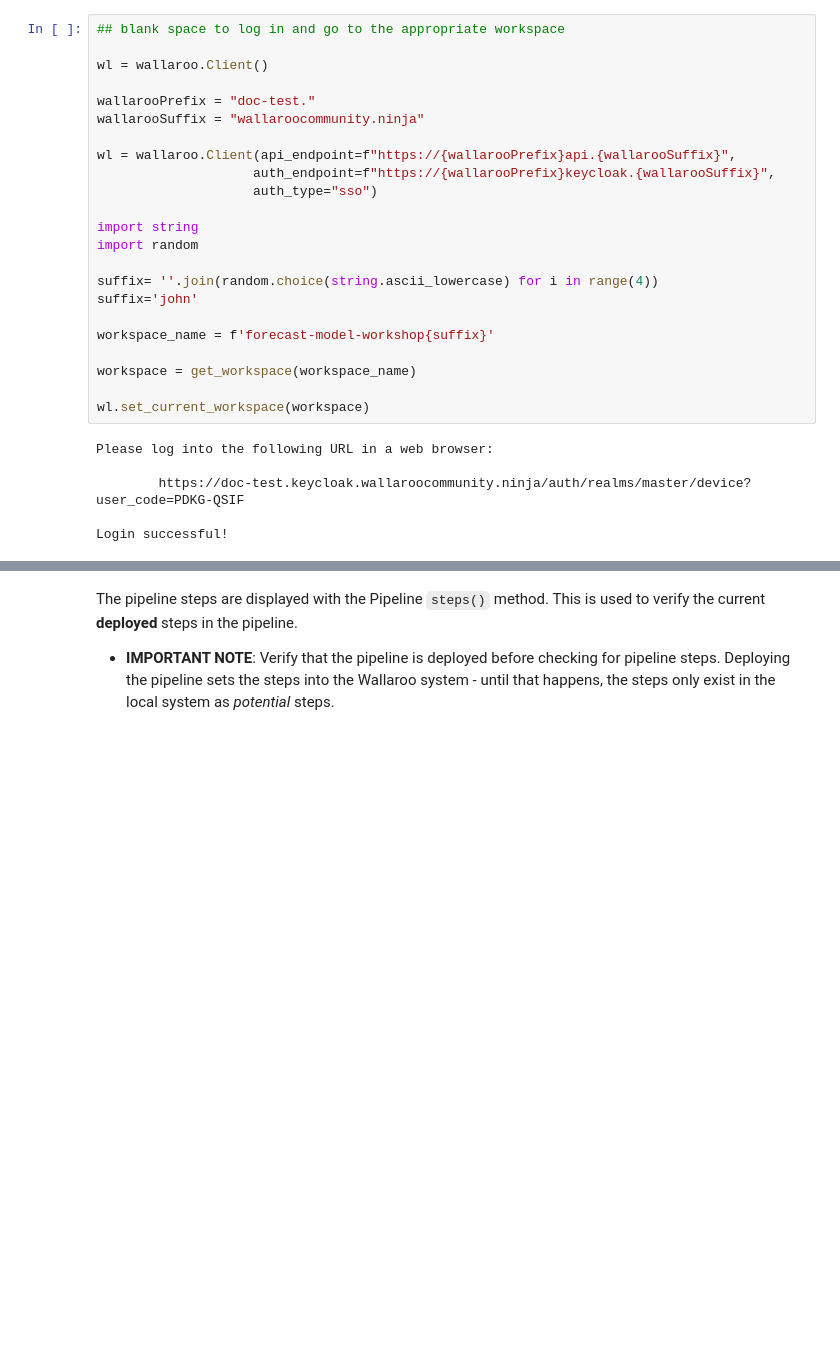
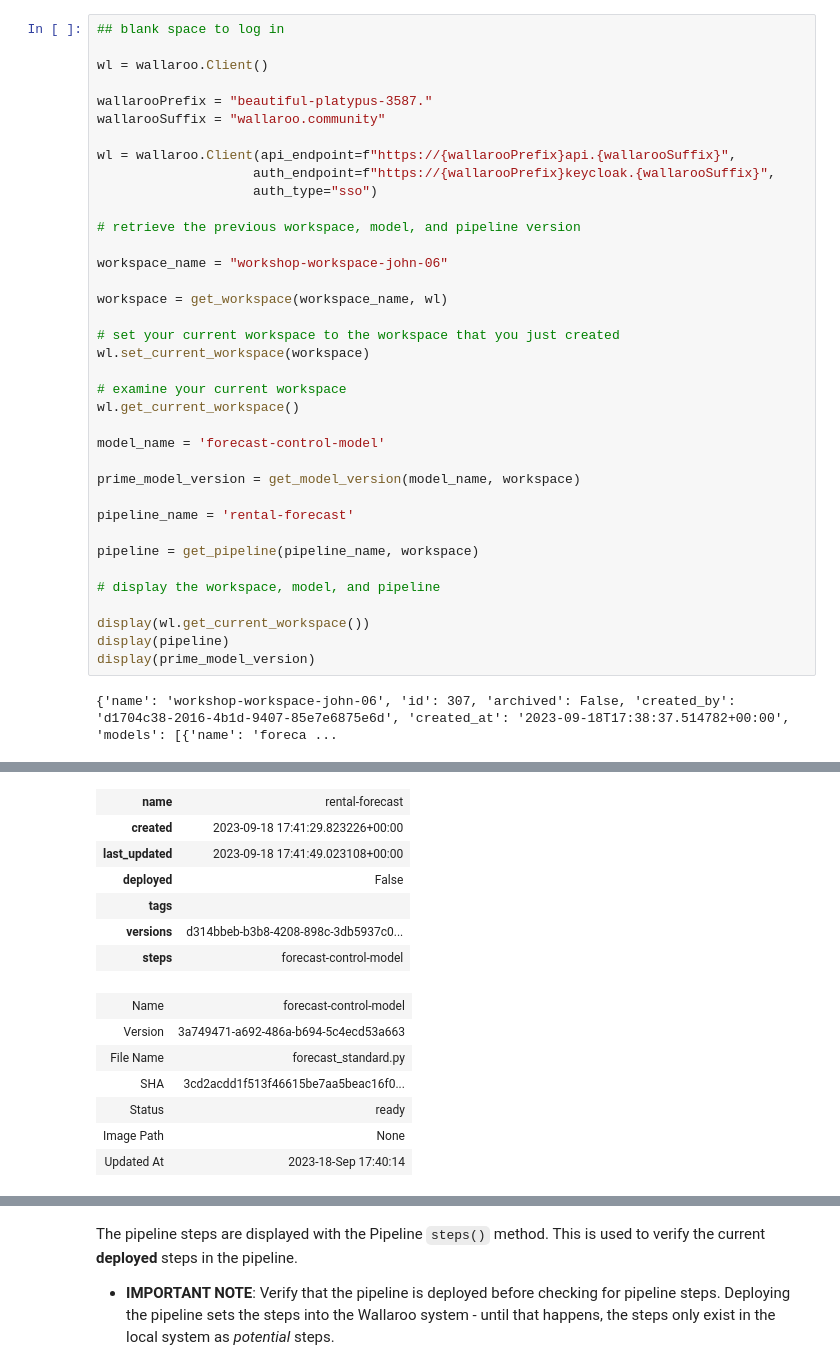
Before and after one commit to WallarooLabs/Workshops, a Jupyter notebook: Forecasting/Retail-CPG/Notebooks-with-code/N2_production_experiments-with-code.ipynb, the cells around one changed output, grey strips where cells are left out. Drawn from its saved outputs; the diff is of its cells as text; blank space fills up the shorter version.

```diff
--- a/Forecasting/Retail-CPG/Notebooks-with-code/N2_production_experiments-with-code.ipynb
+++ b/Forecasting/Retail-CPG/Notebooks-with-code/N2_production_experiments-with-code.ipynb
@@ -77,29 +90,39 @@ If needed, log into Wallaroo and go to the workspace that you created in the pre
 # %%
-## blank space to log in and go to the appropriate workspace
+## blank space to log in
 
 wl = wallaroo.Client()
 
-wallarooPrefix = "doc-test."
-wallarooSuffix = "wallaroocommunity.ninja"
+wallarooPrefix = "beautiful-platypus-3587."
+wallarooSuffix = "wallaroo.community"
 
 wl = wallaroo.Client(api_endpoint=f"https://{wallarooPrefix}api.{wallarooSuffix}",
                     auth_endpoint=f"https://{wallarooPrefix}keycloak.{wallarooSuffix}",
                     auth_type="sso")
 
-import string
-import random
+# retrieve the previous workspace, model, and pipeline version
 
-suffix= ''.join(random.choice(string.ascii_lowercase) for i in range(4))
-suffix='john'
+workspace_name = "workshop-workspace-john-06"
 
-workspace_name = f'forecast-model-workshop{suffix}'
+workspace = get_workspace(workspace_name, wl)
 
-workspace = get_workspace(workspace_name)
+# set your current workspace to the workspace that you just created
+wl.set_current_workspace(workspace)
 
-wl.set_current_workspace(workspace)
+# examine your current workspace
+wl.get_current_workspace()
+
+model_name = 'forecast-control-model'
+
+prime_model_version = get_model_version(model_name, workspace)
+
+pipeline_name = 'rental-forecast'
+
+pipeline = get_pipeline(pipeline_name, workspace)
+
+# display the workspace, model, and pipeline
+
+display(wl.get_current_workspace())
+display(pipeline)
+display(prime_model_version)
 # %% [output]
-Please log into the following URL in a web browser:
-
-        https://doc-test.keycloak.wallaroocommunity.ninja/auth/realms/master/device?user_code=PDKG-QSIF
-
-Login successful!
+{'name': 'workshop-workspace-john-06', 'id': 307, 'archived': False, 'created_by': 'd1704c38-2016-4b1d-9407-85e7e6875e6d', 'created_at': '2023-09-18T17:38:37.514782+00:00', 'models': [{'name': 'foreca ...
@@ -106,0 +129,14 @@ Login successful!
+| name | rental-forecast |
+| created | 2023-09-18 17:41:29.823226+00:00 |
+| last_updated | 2023-09-18 17:41:49.023108+00:00 |
+| deployed | False |
+| tags |  |
+| versions | d314bbeb-b3b8-4208-898c-3db5937c0... |
+| steps | forecast-control-model |
+| Name | forecast-control-model |
+| Version | 3a749471-a692-486a-b694-5c4ecd53a663 |
+| File Name | forecast_standard.py |
+| SHA | 3cd2acdd1f513f46615be7aa5beac16f0... |
+| Status | ready |
+| Image Path | None |
+| Updated At | 2023-18-Sep 17:40:14 |
```
Also changed, not shown: parts of 35 cells of this notebook, 13 other files.
